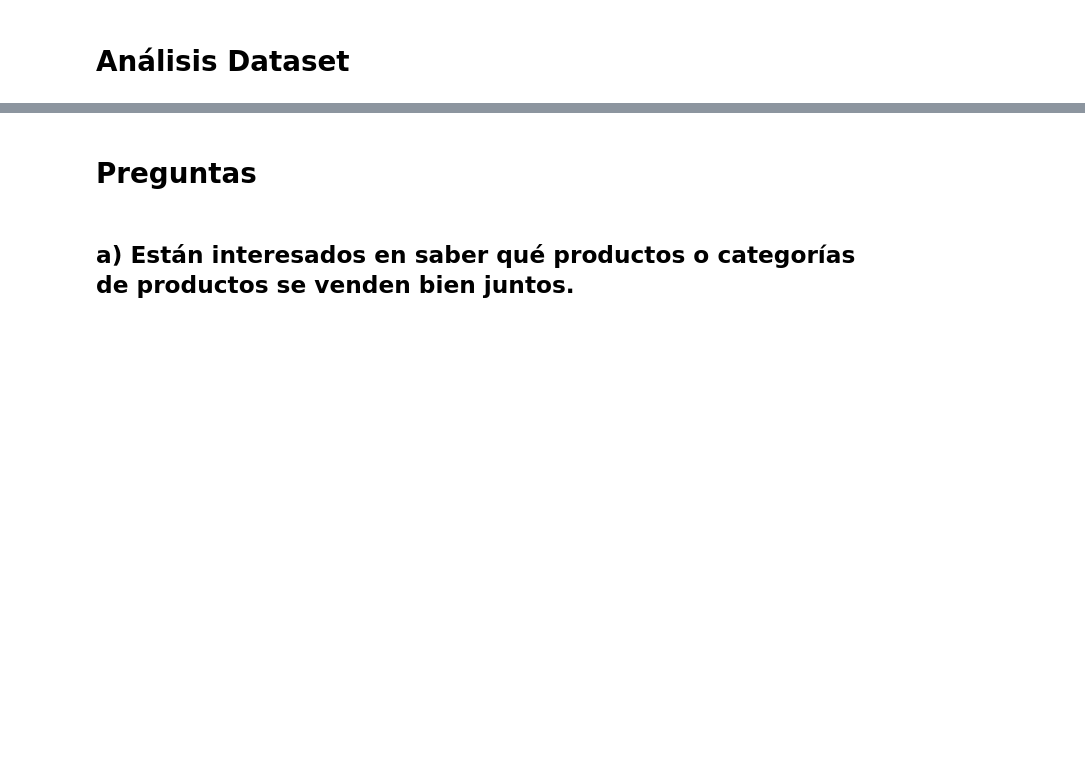
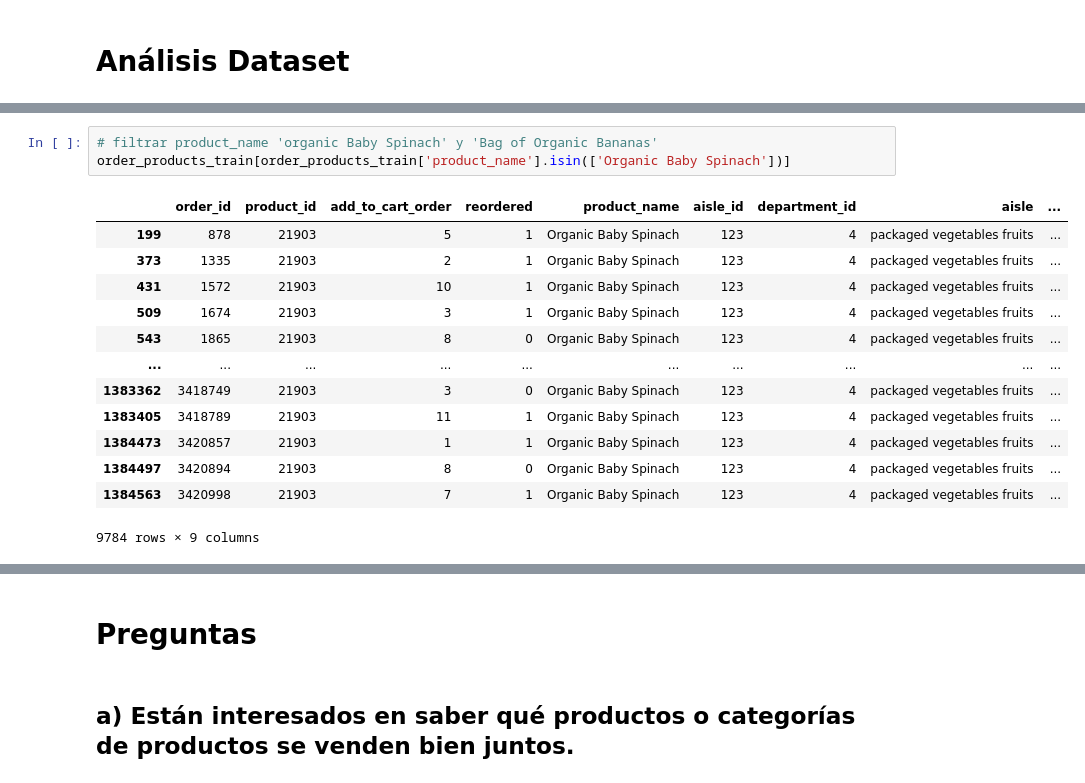
Before and after one commit to andersonjalvarado/Taller_1, a Jupyter notebook: TallerGrupal_Implementacion.ipynb, the cells around one changed output, grey strips where cells are left out. Cells and saved outputs as stored; diff of their text form; blank space fills up the shorter version.

```diff
--- a/TallerGrupal_Implementacion.ipynb
+++ b/TallerGrupal_Implementacion.ipynb
@@ -164,0 +210,17 @@ dtype: int64
+# %%
+# filtrar product_name 'organic Baby Spinach' y 'Bag of Organic Bananas'
+order_products_train[order_products_train['product_name'].isin(['Organic Baby Spinach'])]
+# %% [output]
+|  | order_id | product_id | add_to_cart_order | reordered | product_name | aisle_id | department_id | aisle | ... |
+| 199 | 878 | 21903 | 5 | 1 | Organic Baby Spinach | 123 | 4 | packaged vegetables fruits | ... |
+| 373 | 1335 | 21903 | 2 | 1 | Organic Baby Spinach | 123 | 4 | packaged vegetables fruits | ... |
+| 431 | 1572 | 21903 | 10 | 1 | Organic Baby Spinach | 123 | 4 | packaged vegetables fruits | ... |
+| 509 | 1674 | 21903 | 3 | 1 | Organic Baby Spinach | 123 | 4 | packaged vegetables fruits | ... |
+| 543 | 1865 | 21903 | 8 | 0 | Organic Baby Spinach | 123 | 4 | packaged vegetables fruits | ... |
+| ... | ... | ... | ... | ... | ... | ... | ... | ... | ... |
+| 1383362 | 3418749 | 21903 | 3 | 0 | Organic Baby Spinach | 123 | 4 | packaged vegetables fruits | ... |
+| 1383405 | 3418789 | 21903 | 11 | 1 | Organic Baby Spinach | 123 | 4 | packaged vegetables fruits | ... |
+| 1384473 | 3420857 | 21903 | 1 | 1 | Organic Baby Spinach | 123 | 4 | packaged vegetables fruits | ... |
+| 1384497 | 3420894 | 21903 | 8 | 0 | Organic Baby Spinach | 123 | 4 | packaged vegetables fruits | ... |
+| 1384563 | 3420998 | 21903 | 7 | 1 | Organic Baby Spinach | 123 | 4 | packaged vegetables fruits | ... |
+9784 rows × 9 columns
```
Also changed, not shown: parts of 12 cells of this notebook, 1 other file.
